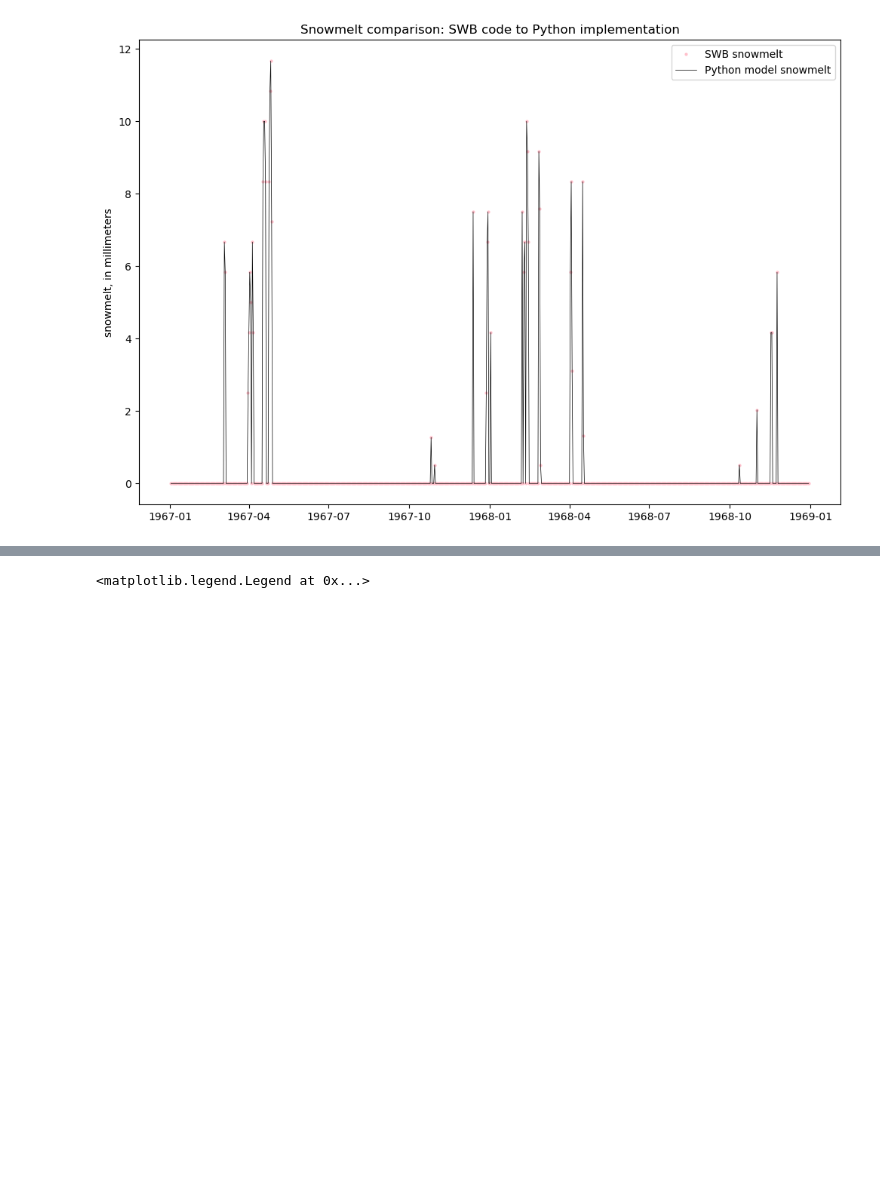
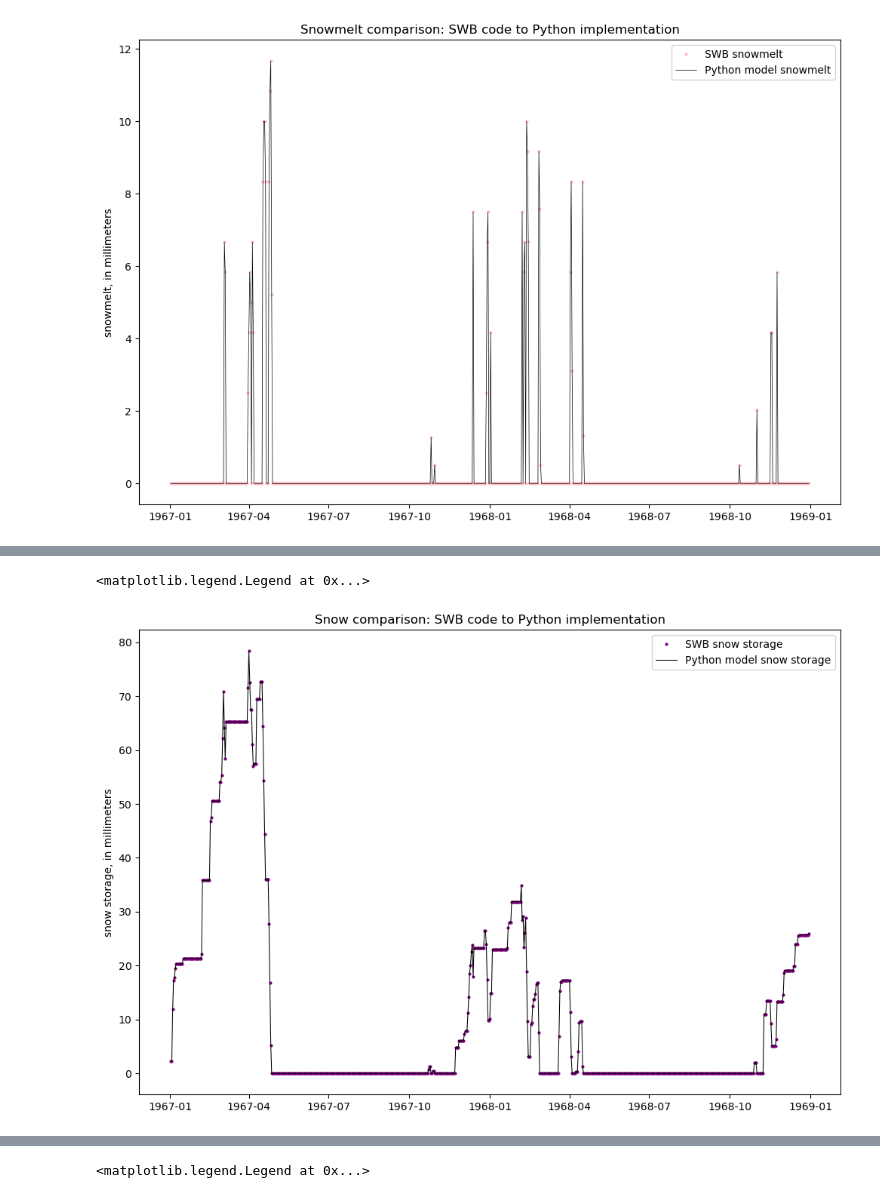
Before and after one commit to smwesten-usgs/swb2_tests, a Jupyter notebook: jupyter/simple_test_w_tm_tables.ipynb, the cells around one changed output, grey strips where cells are left out. Drawn from its saved outputs; the diff is of its cells as text; code cells hidden in the pictures; blank space fills up the shorter version.

```diff
--- a/jupyter/simple_test_w_tm_tables.ipynb
+++ b/jupyter/simple_test_w_tm_tables.ipynb
@@ -288,0 +293,11 @@ ax.legend()
+# %%
+fig, ax = plt.subplots(1,1,figsize=(12, 8),sharex=False)
+ax.plot(df['date'], df['snow_storage'], marker='.', linestyle=' ', color='purple', markersize=4, label='SWB snow storage')
+ax.plot(df['date'], df['snow_storage_e'], marker=' ', linestyle='-',
+        color='black', linewidth=0.75, label='Python model snow storage')
+ax.set_ylabel('snow storage, in millimeters')
+ax.set_title('Snow comparison: SWB code to Python implementation')
+ax.legend()
+# %% [output]
+<matplotlib.legend.Legend at 0x...>
+[figure, added]
```
Also changed, not shown: parts of 5 cells of this notebook.
